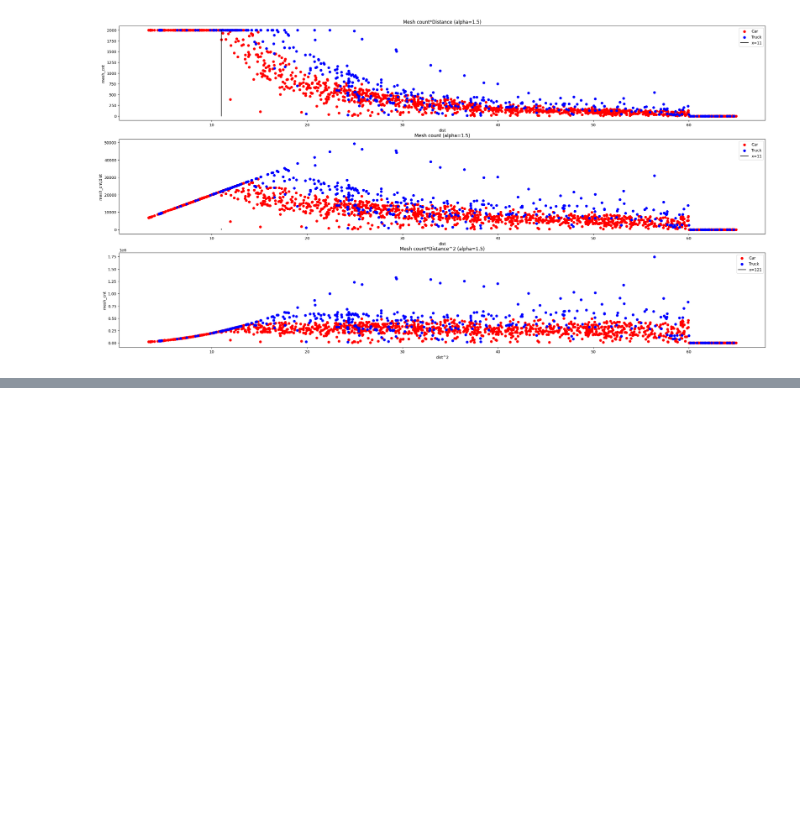
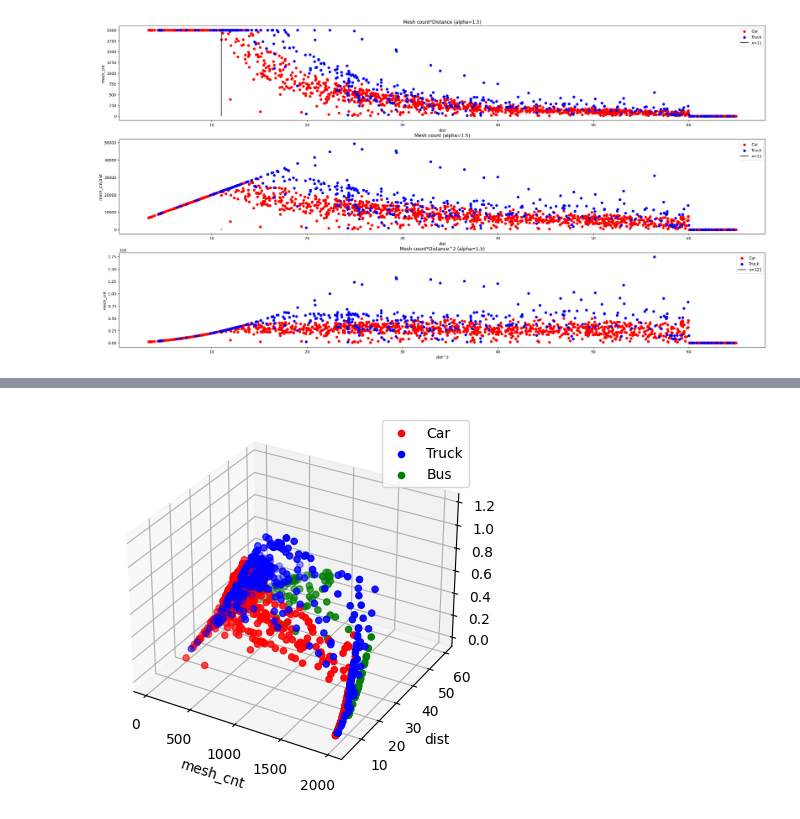
Before and after one commit to Kazawaryu/CARLA_ADA, a Jupyter notebook: test_code/s1s2/pf_func_test.ipynb, the cells around one changed output, grey strips where cells are left out. Saved outputs shown, nothing was run; the diff lists cells and outputs as text; code cells hidden in the pictures; blank space fills up the shorter version.

```diff
--- a/test_code/s2/pf_func_test.ipynb
+++ b/test_code/s1s2/pf_func_test.ipynb
@@ -467,3 +426,17 @@ plt.show()
+# %%
+# draw 3d plot, (mesh_cnt, dist, E)
+fig = plt.figure()
+ax = fig.add_subplot(111, projection='3d')
+ax.scatter(car_df_filtered['mesh_cnt'], car_df_filtered['dist'], yc,c='r', label='Car')
+ax.scatter(truck_df_filtered['mesh_cnt'], truck_df_filtered['dist'], yt,c='b', label='Truck')
+ax.scatter(bus_df_filtered['mesh_cnt'], bus_df_filtered['dist'], yb,c='g', label='Bus')
+ax.set_xlabel('mesh_cnt')
+ax.set_ylabel('dist')
+ax.set_zlabel('E')
+ax.legend()
+plt.show()
+# %% [output]
+[figure, added]
 # %%
 car_bbox_size = car_df['sx'] * car_df['sy'] * car_df['sz']
 bus_bbox_size = bus_df['sx'] * bus_df['sy'] * bus_df['sz']
```
Also changed, not shown: parts of 7 cells of this notebook, 24 other files.
